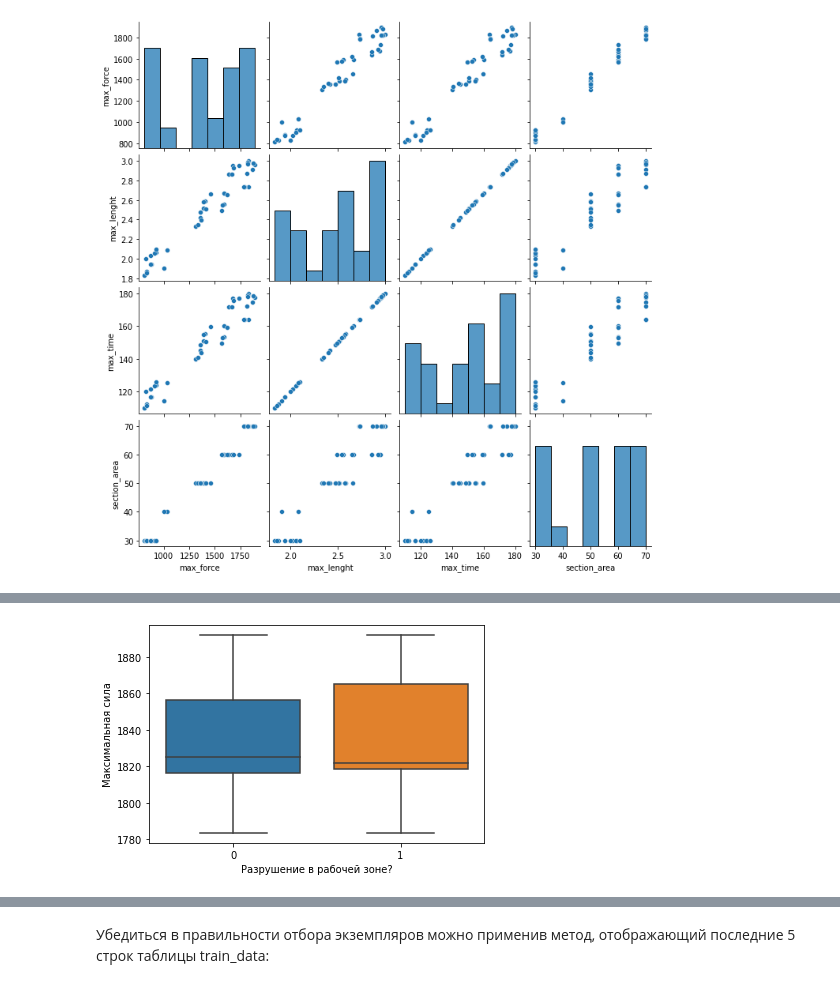
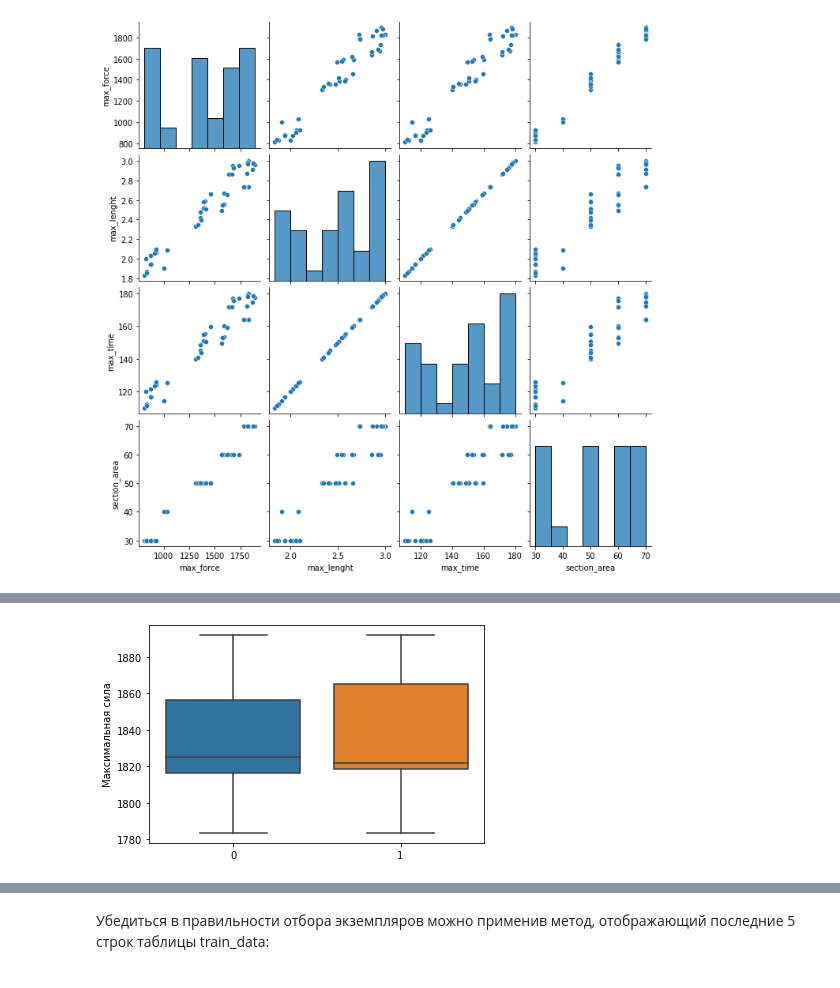
Before and after one commit to gruzdev-as/Polymer_experiment, a Jupyter notebook: Article.ipynb, the cells around one changed output, grey strips where cells are left out. Drawn from its saved outputs; the diff is of its cells as text; code cells hidden in the pictures.

```diff
--- a/Article.ipynb
+++ b/Article.ipynb
@@ -155,9 +160,9 @@ sns.boxplot(data=[
 # %%
 sns.boxplot(data=[
     experiment_data[experiment_data.section_area == 70].max_force,
     experiment_data[(experiment_data.section_area == 70) & (experiment_data.is_valid == True)].max_force],
-    ).set(xlabel='Разрушение в рабочей зоне?', ylabel='Максимальная сила');
+    ).set(ylabel='Максимальная сила');
 # %% [output]
-[figure, old version]
+[figure, new version]
 # %% [markdown]
 Таким образом, выборка по параметру max_force не содержит аномальных значений (выбросов).
```
Also changed, not shown: parts of 14 cells of this notebook.
